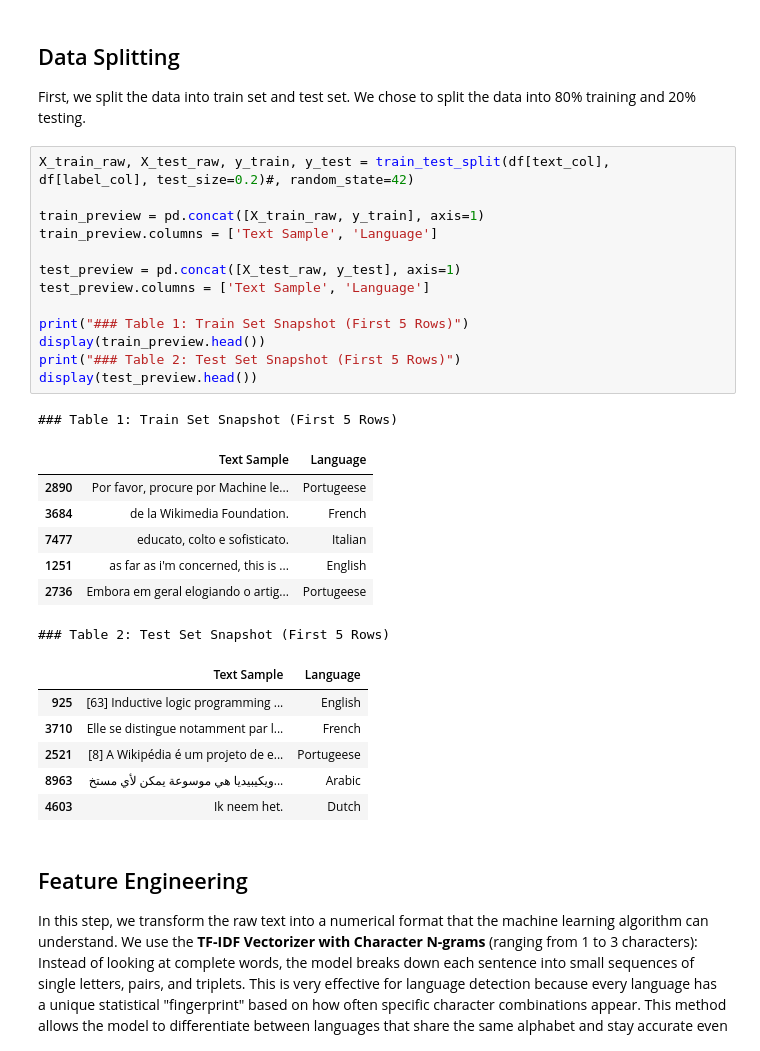
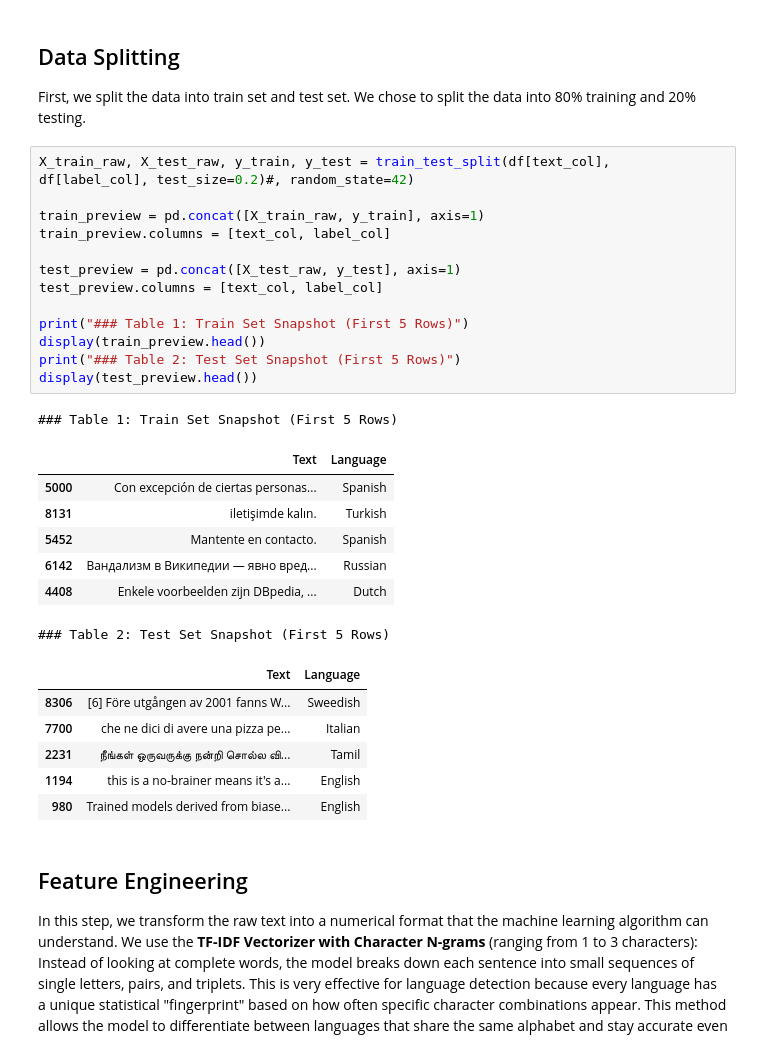
Before and after one commit to Almoger/Language-Detection-ML, a Jupyter notebook: language_detection_knn.ipynb, the cells around one changed output. Drawn from its saved outputs; the diff is of its cells as text.

```diff
--- a/language_detection_knn.ipynb
+++ b/language_detection_knn.ipynb
@@ -66,31 +62,31 @@ First, we split the data into train set and test set. We chose to split the data
 # %%
 X_train_raw, X_test_raw, y_train, y_test = train_test_split(df[text_col], df[label_col], test_size=0.2)#, random_state=42)
 
 train_preview = pd.concat([X_train_raw, y_train], axis=1)
-train_preview.columns = ['Text Sample', 'Language']
+train_preview.columns = [text_col, label_col]
 
 test_preview = pd.concat([X_test_raw, y_test], axis=1)
-test_preview.columns = ['Text Sample', 'Language']
+test_preview.columns = [text_col, label_col]
 
 print("### Table 1: Train Set Snapshot (First 5 Rows)")
 display(train_preview.head())
 print("### Table 2: Test Set Snapshot (First 5 Rows)")
 display(test_preview.head())
 # %% [output]
 ### Table 1: Train Set Snapshot (First 5 Rows)
-|  | Text Sample | Language |
-| 2890 | Por favor, procure por Machine le... | Portugeese |
-| 3684 | de la Wikimedia Foundation. | French |
-| 7477 | educato, colto e sofisticato. | Italian |
-| 1251 | as far as i'm concerned, this is ... | English |
-| 2736 | Embora em geral elogiando o artig... | Portugeese |
+|  | Text | Language |
+| 5000 | Con excepción de ciertas personas... | Spanish |
+| 8131 | iletişimde kalın. | Turkish |
+| 5452 | Mantente en contacto. | Spanish |
+| 6142 | Вандализм в Википедии — явно вред... | Russian |
+| 4408 | Enkele voorbeelden zijn DBpedia, ... | Dutch |
 ### Table 2: Test Set Snapshot (First 5 Rows)
-|  | Text Sample | Language |
-| 925 | [63] Inductive logic programming ... | English |
-| 3710 | Elle se distingue notamment par l... | French |
-| 2521 | [8] A Wikipédia é um projeto de e... | Portugeese |
-| 8963 | ويكيبيديا هي موسوعة يمكن لأي مستخ... | Arabic |
-| 4603 | Ik neem het. | Dutch |
+|  | Text | Language |
+| 8306 | [6] Före utgången av 2001 fanns W... | Sweedish |
+| 7700 | che ne dici di avere una pizza pe... | Italian |
+| 2231 | நீங்கள் ஒருவருக்கு நன்றி சொல்ல வி... | Tamil |
+| 1194 | this is a no-brainer means it's a... | English |
+| 980 | Trained models derived from biase... | English |
 # %% [markdown]
 ## Feature Engineering
 
```
Also changed, not shown: parts of 11 cells of this notebook.
